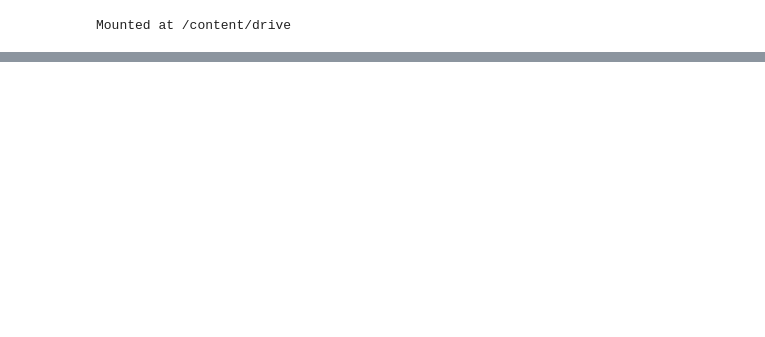
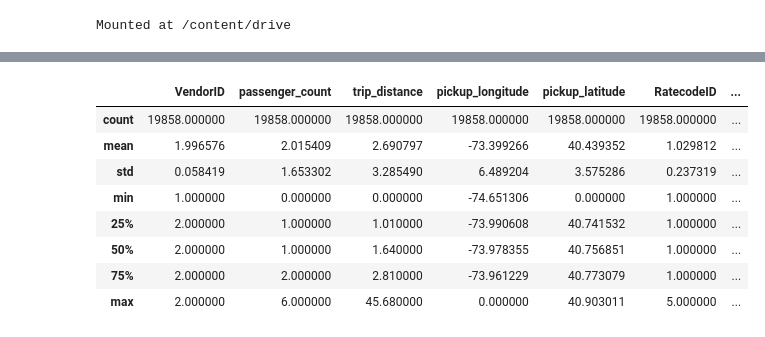
Before and after one commit to davneesh/Uber-Analytics, a Jupyter notebook: Uber_Analytics.ipynb, the cells around one changed output, grey strips where cells are left out. Saved outputs shown, nothing was run; the diff lists cells and outputs as text; code cells hidden in the pictures; blank space fills up the shorter version.

```diff
--- a/Uber_Analytics.ipynb
+++ b/Uber_Analytics.ipynb
@@ -28,0 +49,12 @@ uber
+# %%
+uber.describe()
+# %% [output]
+|  | VendorID | passenger_count | trip_distance | pickup_longitude | pickup_latitude | RatecodeID | ... |
+| count | 19858.000000 | 19858.000000 | 19858.000000 | 19858.000000 | 19858.000000 | 19858.000000 | ... |
+| mean | 1.996576 | 2.015409 | 2.690797 | -73.399266 | 40.439352 | 1.029812 | ... |
+| std | 0.058419 | 1.653302 | 3.285490 | 6.489204 | 3.575286 | 0.237319 | ... |
+| min | 1.000000 | 0.000000 | 0.000000 | -74.651306 | 0.000000 | 1.000000 | ... |
+| 25% | 2.000000 | 1.000000 | 1.010000 | -73.990608 | 40.741532 | 1.000000 | ... |
+| 50% | 2.000000 | 1.000000 | 1.640000 | -73.978355 | 40.756851 | 1.000000 | ... |
+| 75% | 2.000000 | 2.000000 | 2.810000 | -73.961229 | 40.773079 | 1.000000 | ... |
+| max | 2.000000 | 6.000000 | 45.680000 | 0.000000 | 40.903011 | 5.000000 | ... |
```
Also changed, not shown: parts of 8 cells of this notebook.
